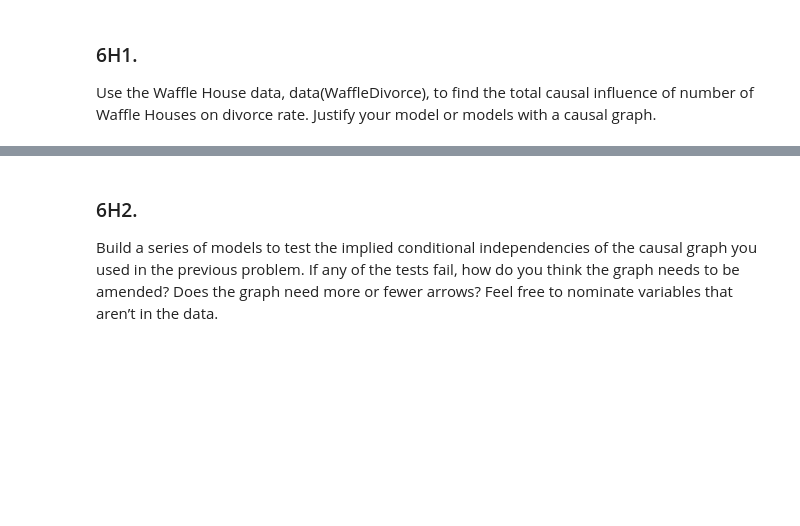
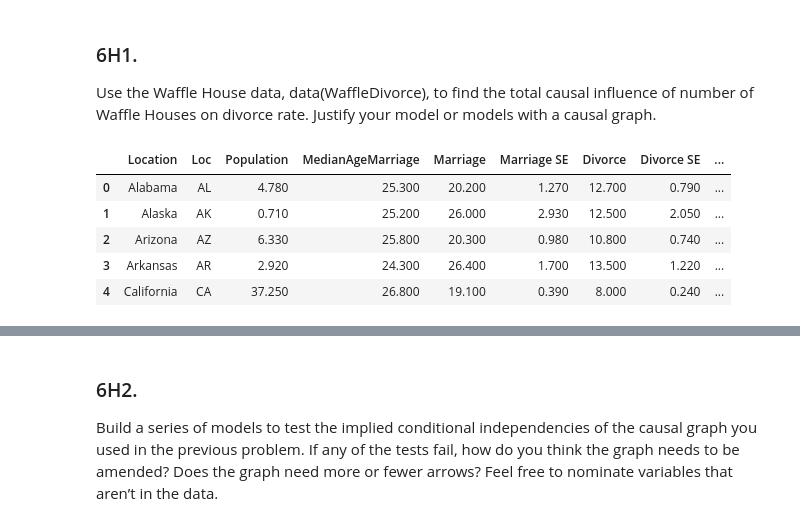
Before and after one commit to Giuco/statistical-rethinking, a Jupyter notebook: notebooks/Chapter 6/Ch6 - Practice.ipynb, the cells around one changed output, grey strips where cells are left out. Saved outputs shown, nothing was run; the diff lists cells and outputs as text; code cells hidden in the pictures; blank space fills up the shorter version.

```diff
--- a/notebooks/Chapter 6/Ch6 - Practice.ipynb
+++ b/notebooks/Chapter 6/Ch6 - Practice.ipynb
@@ -363,3 +363,18 @@ dag.get_adjustment_sets("X", "Y")
 ### 6H1.
 
 Use the Waffle House data, data(WaffleDivorce), to find the total causal influence of number of Waffle Houses on divorce rate. Justify your model or models with a causal graph.
+# %%
+d = pd.read_csv('../../data/WaffleDivorce.csv', sep=';')
+
+age_std, age_dstd = create_standardizer_destandardizer(d['MedianAgeMarriage'])
+div_std, div_dstd = create_standardizer_destandardizer(d['Divorce'])
+mar_std, mar_dstd = create_standardizer_destandardizer(d['Marriage'])
+
+d.head()
+# %% [output]
+|  | Location | Loc | Population | MedianAgeMarriage | Marriage | Marriage SE | Divorce | Divorce SE | ... |
+| 0 | Alabama | AL | 4.780 | 25.300 | 20.200 | 1.270 | 12.700 | 0.790 | ... |
+| 1 | Alaska | AK | 0.710 | 25.200 | 26.000 | 2.930 | 12.500 | 2.050 | ... |
+| 2 | Arizona | AZ | 6.330 | 25.800 | 20.300 | 0.980 | 10.800 | 0.740 | ... |
+| 3 | Arkansas | AR | 2.920 | 24.300 | 26.400 | 1.700 | 13.500 | 1.220 | ... |
+| 4 | California | CA | 37.250 | 26.800 | 19.100 | 0.390 | 8.000 | 0.240 | ... |
```
Also changed, not shown: parts of 1 cell of this notebook.
